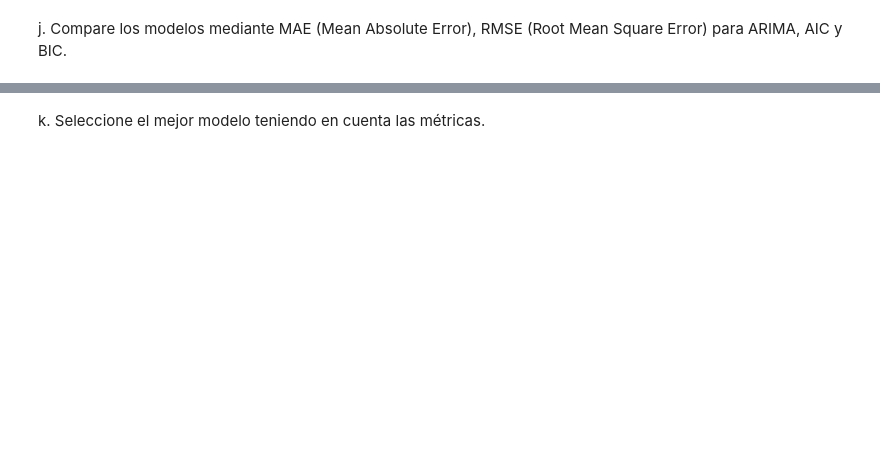
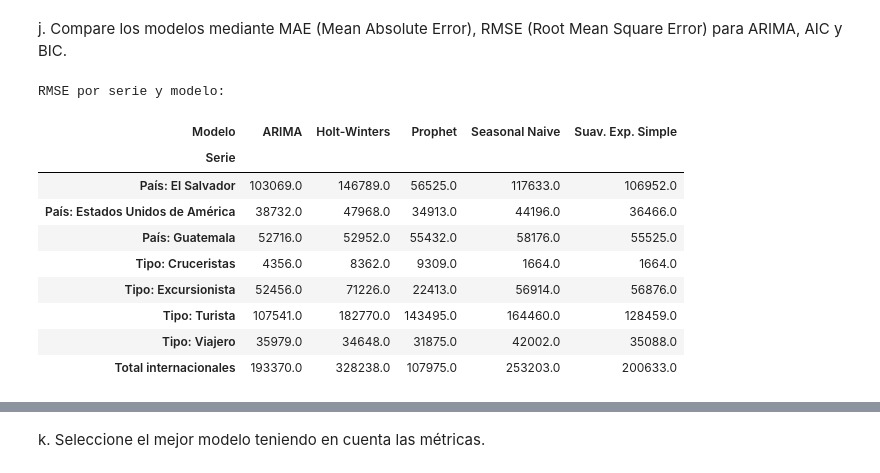
Before and after one commit to PeDro0210AVI/lab-1_time_series, a Jupyter notebook: notebooks/EDA.ipynb, the cells around one changed output, grey strips where cells are left out. Cells and saved outputs as stored; diff of their text form; code cells hidden in the pictures; blank space fills up the shorter version.

```diff
--- a/notebooks/EDA.ipynb
+++ b/notebooks/EDA.ipynb
@@ -893,3 +1205,19 @@ i. Haga una predicción de los valores de la serie con el mejor modelo para el c
 # %% [markdown]
 j. Compare los modelos mediante MAE (Mean Absolute Error), RMSE (Root Mean
 Square Error) para ARIMA, AIC y BIC.
+# %%
+tabla_metricas_pivot = tabla_metricas.pivot(index="Serie", columns="Modelo", values="RMSE").round(0)
+print("RMSE por serie y modelo:")
+tabla_metricas_pivot
+# %% [output]
+RMSE por serie y modelo:
+| Modelo | ARIMA | Holt-Winters | Prophet | Seasonal Naive | Suav. Exp. Simple |
+| Serie |  |  |  |  |  |
+| País: El Salvador | 103069.0 | 146789.0 | 56525.0 | 117633.0 | 106952.0 |
+| País: Estados Unidos de América | 38732.0 | 47968.0 | 34913.0 | 44196.0 | 36466.0 |
+| País: Guatemala | 52716.0 | 52952.0 | 55432.0 | 58176.0 | 55525.0 |
+| Tipo: Cruceristas | 4356.0 | 8362.0 | 9309.0 | 1664.0 | 1664.0 |
+| Tipo: Excursionista | 52456.0 | 71226.0 | 22413.0 | 56914.0 | 56876.0 |
+| Tipo: Turista | 107541.0 | 182770.0 | 143495.0 | 164460.0 | 128459.0 |
+| Tipo: Viajero | 35979.0 | 34648.0 | 31875.0 | 42002.0 | 35088.0 |
+| Total internacionales | 193370.0 | 328238.0 | 107975.0 | 253203.0 | 200633.0 |
```
Also changed, not shown: parts of 27 cells of this notebook, 2 other files.
